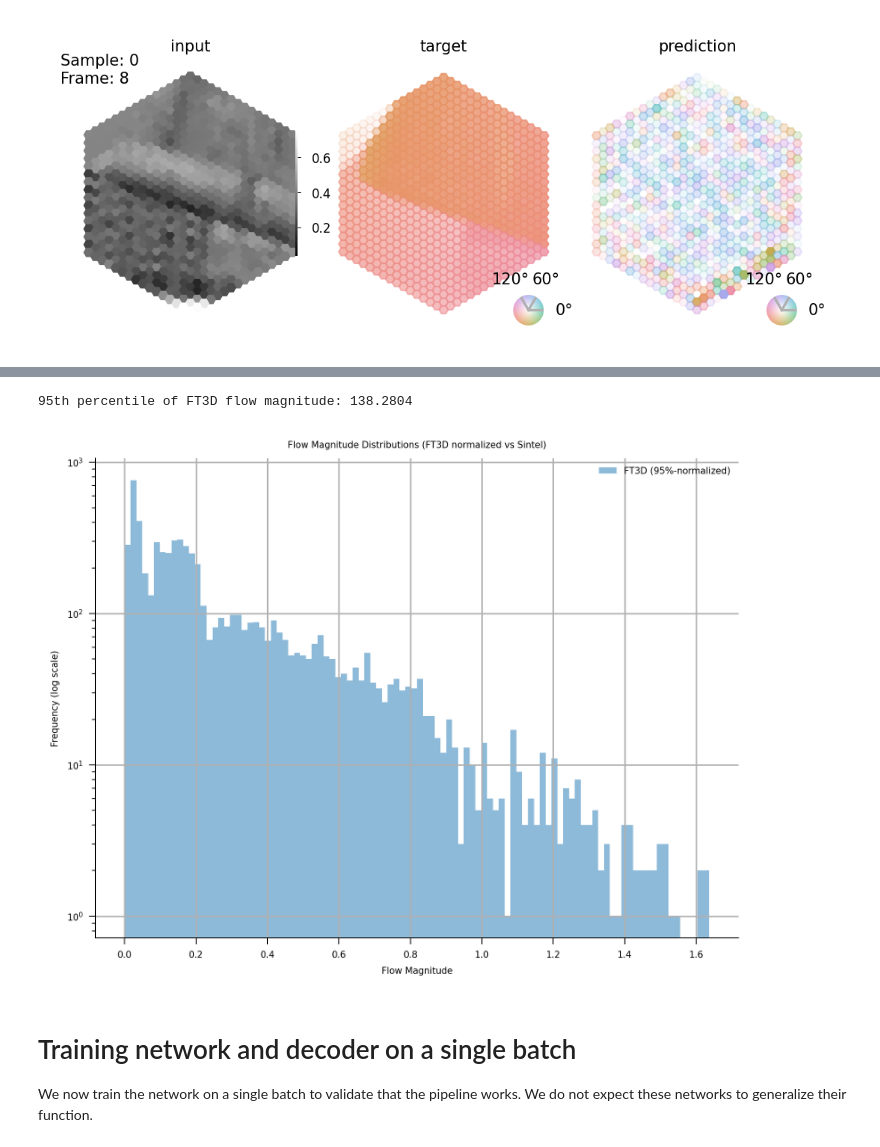
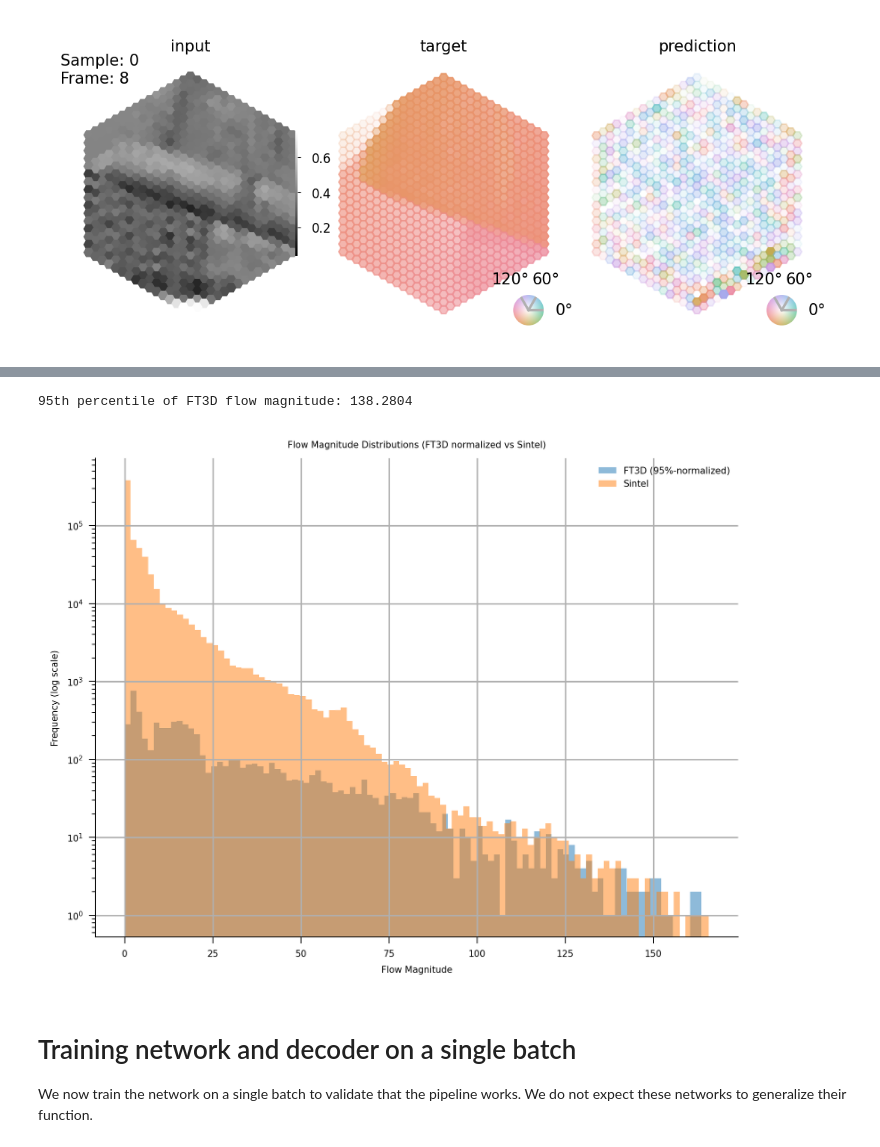
Before and after one commit to greenfire0/flyvis, a Jupyter notebook: examples/mc/02_flyvision_optic_flow_task.ipynb, the cells around one changed output, grey strips where cells are left out. Drawn from its saved outputs; the diff is of its cells as text; code cells hidden in the pictures.

```diff
--- a/examples/mc/02_flyvision_optic_flow_task.ipynb
+++ b/examples/mc/02_flyvision_optic_flow_task.ipynb
@@ -99,7 +99,7 @@ FT3D_ROOT      = Path(os.getenv("FT3D_ROOT", "/mnt/s/datasets/FlyingThings3D"))
 augment = True
 dataset1 = MultiTaskFlyingThings3D(
         ft3d_path=FT3D_ROOT,
-        tasks=["rgb", "flow"],
+        tasks=["lum", "flow"],
         augment=augment,
         _init_cache=True,
     )
@@ -546,11 +548,11 @@ print(f"95th percentile of FT3D flow magnitude: {mag_95:.4f}")
 
 # ───── Apply normalization to sample ─────
 flow_sample = ft3d[15]["flow"].cpu().numpy()
-flow_normalized = flow_sample / mag_95
+flow_normalized = flow_sample / mag_95 *100
 
 # ───── Plot comparison ─────
 plt.hist(np.linalg.norm(flow_normalized.reshape(-1, 2), axis=1), bins=100, alpha=0.5, label="FT3D (95%-normalized)")
-#plt.hist(mags_sintel, bins=100, alpha=0.5, label="Sintel")
+plt.hist(mags_sintel, bins=100, alpha=0.5, label="Sintel")
 plt.yscale("log")
 plt.legend()
 plt.title("Flow Magnitude Distributions (FT3D normalized vs Sintel)")
@@ -563,3 +565,3 @@ plt.show()
 95th percentile of FT3D flow magnitude: 138.2804
-[figure, old version]
+[figure, new version]
 # %%
```
Also changed, not shown: parts of 39 cells of this notebook, 2 other files.
